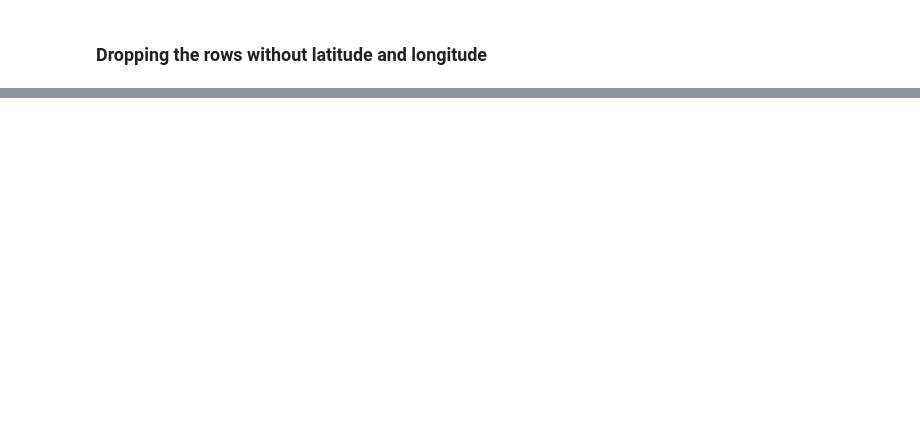
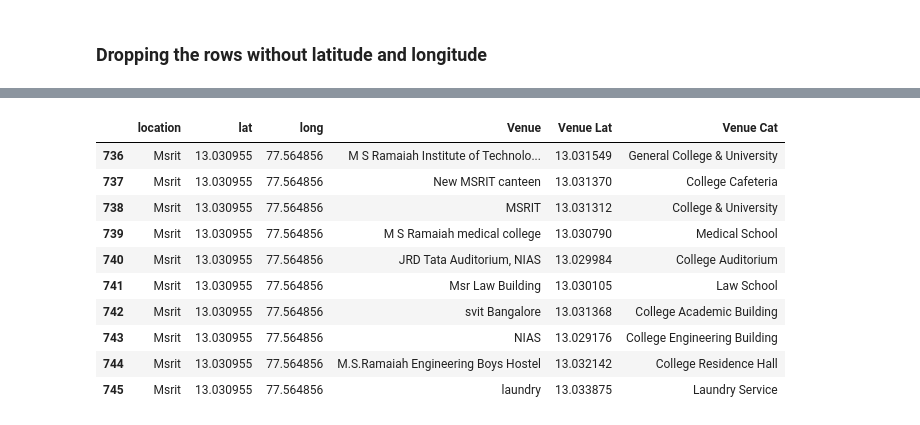
Before and after one commit to Raviyadav144/IBM-Data-Science-Capstone-Project, a Jupyter notebook: Final Project.ipynb, the cells around one changed output, grey strips where cells are left out. Cells and saved outputs as stored; diff of their text form; code cells hidden in the pictures; blank space fills up the shorter version.

```diff
--- a/Final Project.ipynb
+++ b/Final Project.ipynb
@@ -145,0 +431,30 @@ map_ben
+# %%
+def getNearbyVenuesStu(names,latitudes, longitudes , radius = 500,limit=50):
+    venues_list=[]
+    for name , lat, lng in zip (names , latitudes , longitudes):
+        #creating the url request
+        url = 'https://api.foursquare.com/v2/venues/search?&client_id={}&client_secret={}&v={}&ll={},{}&radius={}&limit={}&categoryId=52f2ab2ebcbc57f1066b8b21,4bf58dd8d48988d1fc941735,52f2ab2ebcbc57f1066b8b1d,4bf58dd8d48988d1ee931735,4d4b7105d754a06372d81259,4bf58dd8d48988d114951735'.format(
+    CLIENT_ID,
+    CLIENT_SECRET,
+    VERSION,
+    lat,
+    lng,
+    radius,
+    limit)
+
+        #making the request
+        results = requests.get(url).json()['response']
+        #getting required informations only
+
+        for i in range (len(results["venues"])):
+            venues_list.append([name,lat,lng,
+                        results['venues'][i]['name'],
+                        results["venues"][i]["location"]["lat"],
+                        results["venues"][i]['categories'][0]["name"]])
+    nearby_venues=pd.DataFrame(venues_list,columns=['location','lat',"long","Venue","Venue Lat","Venue Cat"])
+
+    return (nearby_venues)
+# %%
+students = getNearbyVenuesStu(names = df["Location"],
+                             latitudes= df["Latitude"],
+                             longitudes = df["Longitude"])
@@ -145,0 +517,14 @@ map_ben
+# %%
+students[students["location"]== "Msrit"].head(10)
+# %% [output]
+|  | location | lat | long | Venue | Venue Lat | Venue Cat |
+| 736 | Msrit | 13.030955 | 77.564856 | M S Ramaiah Institute of Technolo... | 13.031549 | General College & University |
+| 737 | Msrit | 13.030955 | 77.564856 | New MSRIT canteen | 13.031370 | College Cafeteria |
+| 738 | Msrit | 13.030955 | 77.564856 | MSRIT | 13.031312 | College & University |
+| 739 | Msrit | 13.030955 | 77.564856 | M S Ramaiah medical college | 13.030790 | Medical School |
+| 740 | Msrit | 13.030955 | 77.564856 | JRD Tata Auditorium, NIAS | 13.029984 | College Auditorium |
+| 741 | Msrit | 13.030955 | 77.564856 | Msr Law Building | 13.030105 | Law School |
+| 742 | Msrit | 13.030955 | 77.564856 | svit Bangalore | 13.031368 | College Academic Building |
+| 743 | Msrit | 13.030955 | 77.564856 | NIAS | 13.029176 | College Engineering Building |
+| 744 | Msrit | 13.030955 | 77.564856 | M.S.Ramaiah Engineering Boys Hostel | 13.032142 | College Residence Hall |
+| 745 | Msrit | 13.030955 | 77.564856 | laundry | 13.033875 | Laundry Service |
```
Also changed, not shown: parts of 58 cells of this notebook.
